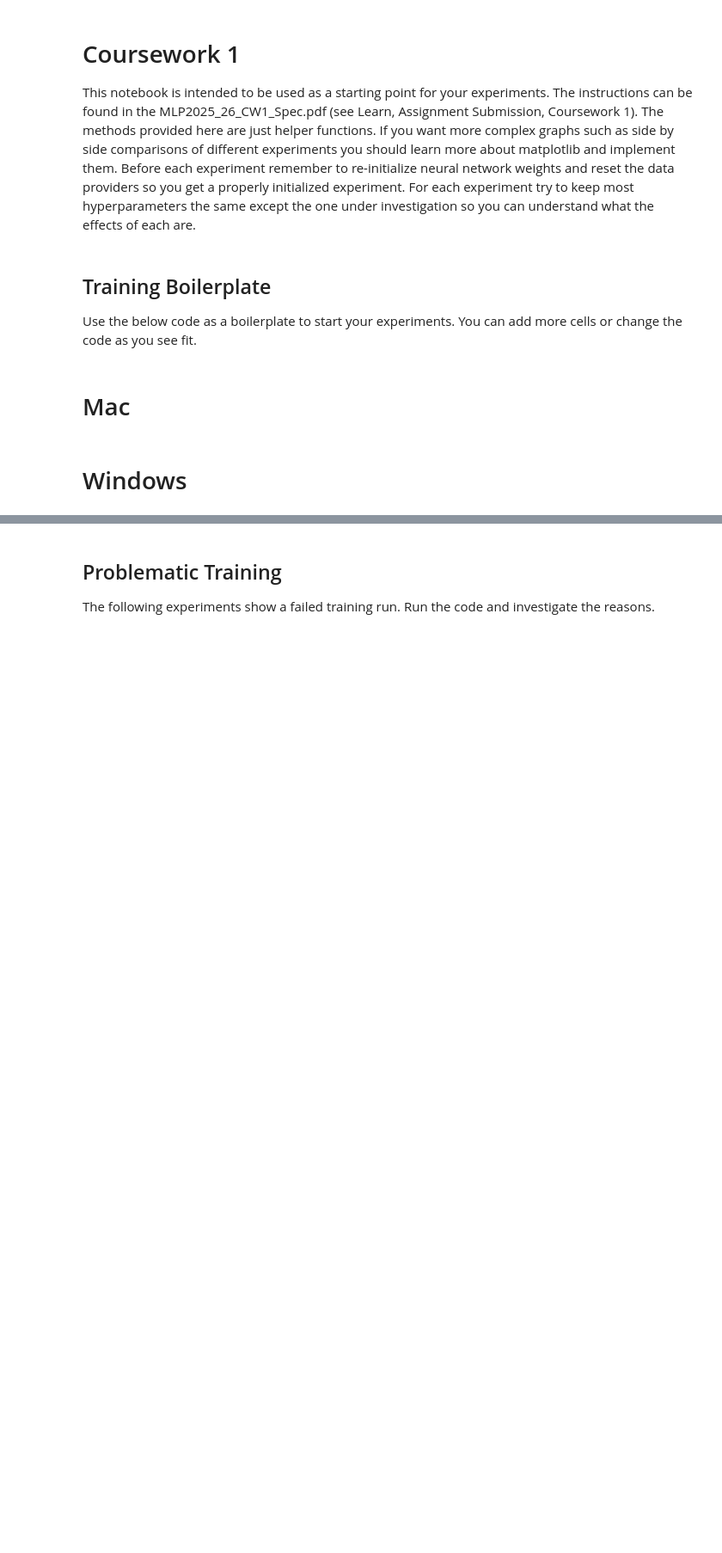
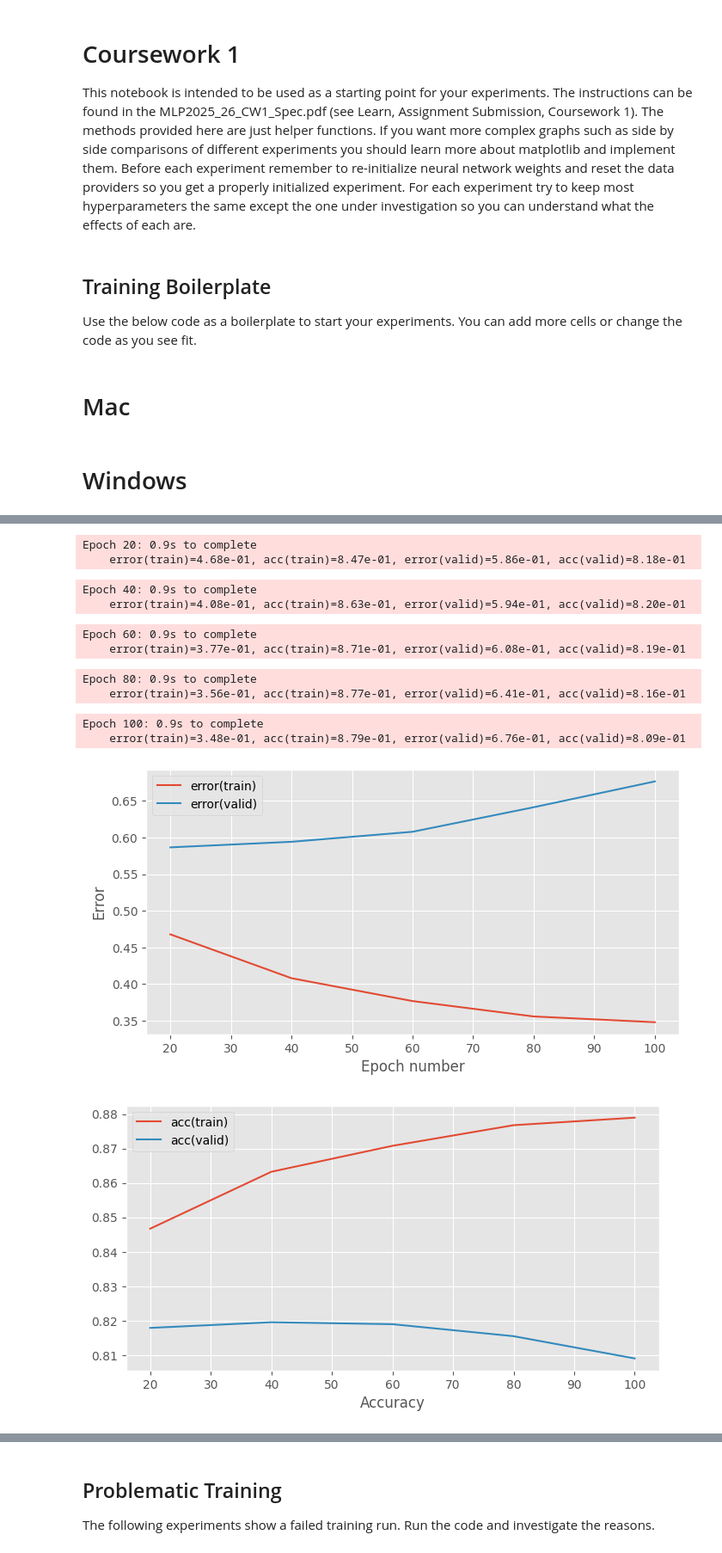
Before and after one commit to Ace0x/mlpractical, a Jupyter notebook: notebooks/Coursework_1.ipynb, the cells around one changed output, grey strips where cells are left out. Shown at 86% size. Drawn from its saved outputs; the diff is of its cells as text; code cells hidden in the pictures; blank space fills up the shorter version.

```diff
--- a/notebooks/Coursework_1.ipynb
+++ b/notebooks/Coursework_1.ipynb
@@ -96,0 +143,40 @@ KeysView(NpzFile '/Users/ace0t/Documents/UoE/mlpractical/data/emnist-valid.npz'
+# %%
+# The model set up code below is provided as a starting point.
+# You will probably want to add further code cells for the
+# different experiments you run.
+# Setup hyperparameters
+learning_rate = 0.001
+num_epochs = 100
+stats_interval = 20
+input_dim, output_dim, hidden_dim = 784, 47, 64 # changed hidden dim to 64
+
+weights_init = GlorotUniformInit(rng=rng)
+biases_init = ConstantInit(0.)
+
+# Create model with TWO hidden layers
+model = MultipleLayerModel([
+    AffineLayer(input_dim, hidden_dim, weights_init, biases_init), # first hidden layer
+    ReluLayer(),
+    AffineLayer(hidden_dim, output_dim, weights_init, biases_init) # output layer
+])
+
+error = CrossEntropySoftmaxError()
+# Use a Adam learning rule
+learning_rule = AdamLearningRule(learning_rate=learning_rate)
+
+# Remember to use notebook=False when you write a script to be run in a terminal
+stats, keys, run_time, fig_1, ax_1, fig_2, ax_2, grad_plot, grad_ax = train_model_and_plot_stats(
+    model, error, learning_rule, train_data, valid_data, num_epochs, stats_interval, notebook=True)
+# %% [output]
+Epoch 20: 0.9s to complete
+    error(train)=4.68e-01, acc(train)=8.47e-01, error(valid)=5.86e-01, acc(valid)=8.18e-01
+Epoch 40: 0.9s to complete
+    error(train)=4.08e-01, acc(train)=8.63e-01, error(valid)=5.94e-01, acc(valid)=8.20e-01
+Epoch 60: 0.9s to complete
+    error(train)=3.77e-01, acc(train)=8.71e-01, error(valid)=6.08e-01, acc(valid)=8.19e-01
+Epoch 80: 0.9s to complete
+    error(train)=3.56e-01, acc(train)=8.77e-01, error(valid)=6.41e-01, acc(valid)=8.16e-01
+Epoch 100: 0.9s to complete
+    error(train)=3.48e-01, acc(train)=8.79e-01, error(valid)=6.76e-01, acc(valid)=8.09e-01
+[figure, added]
+[figure, added]
```
Also changed, not shown: parts of 13 cells of this notebook, 2 other files.
